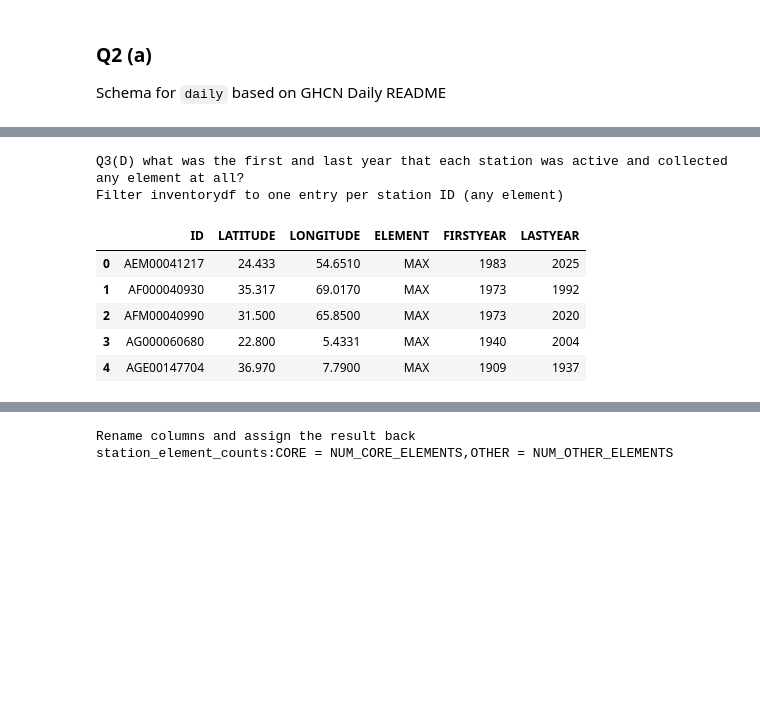
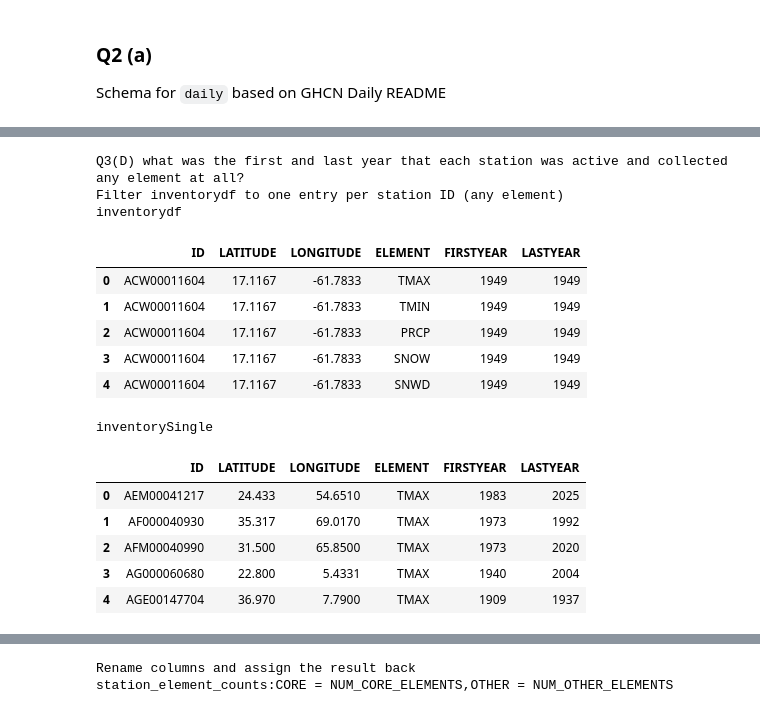
Before and after one commit to david-ewing-nz/ghcn-spark-analysis, a Jupyter notebook: notebooks/01_ghcn_processing.ipynb, the cells around one changed output, grey strips where cells are left out. Cells and saved outputs as stored; diff of their text form; code cells hidden in the pictures; blank space fills up the shorter version.

```diff
--- a/notebooks/01_ghcn_processing.ipynb
+++ b/notebooks/01_ghcn_processing.ipynb
@@ -262,14 +350,16 @@ pathInventory = f"{prefix}ghcnd-inventory.txt"
 rawInventory = spark.read.text(pathInventory)
 pqtInventory = f"{prefixWrite}enriched-inventory"
 dprintf(DEEBUG,pqtInventory)
-dhtmlf(DEEBUG,rawInventory.limit(5))
+dprintf(DEEBUG, rawInventory.show(5, truncate=False))
+
+
 
 dprintf(DEEBUG,"Parse columns by fixed positions")
 inventorydf = rawInventory.select(
     trim(substring("value", 1, 11)).alias("ID"),
     trim(substring("value", 13, 9)).cast("double").alias("LATITUDE"),
     trim(substring("value", 22, 10)).cast("double").alias("LONGITUDE"),
-    trim(substring("value", 33, 4)).alias("ELEMENT"),
+    trim(substring("value", 32, 4)).alias("ELEMENT"),
     trim(substring("value", 37, 4)).cast("int").alias("FIRSTYEAR"),
     trim(substring("value", 42, 4)).cast("int").alias("LASTYEAR")
 )
@@ -450,19 +561,33 @@ Q3(C) stationStatedf - JOIN BY STATE_CLEAN
 # %%
 dprintf(1,"Q3(D) what was the first and last year that each station was active and collected any element at all?")
 
 # Keep only one row per station ID
 dprintf(DEEBUG, "Filter inventorydf to one entry per station ID (any element)")
+inventorydf
+
+dprintf(DEEBUG,"inventorydf")
+dhtmlf(DEEBUG, inventorydf.limit(5))
 inventorySingle = inventorydf.dropDuplicates(["ID"])
+
+dprintf(DEEBUG,"inventorySingle")
 dhtmlf(DEEBUG, inventorySingle.limit(5))
 # %% [output]
 Q3(D) what was the first and last year that each station was active and collected any element at all?
 Filter inventorydf to one entry per station ID (any element)
+inventorydf
 |  | ID | LATITUDE | LONGITUDE | ELEMENT | FIRSTYEAR | LASTYEAR |
-| 0 | AEM00041217 | 24.433 | 54.6510 | MAX | 1983 | 2025 |
-| 1 | AF000040930 | 35.317 | 69.0170 | MAX | 1973 | 1992 |
-| 2 | AFM00040990 | 31.500 | 65.8500 | MAX | 1973 | 2020 |
-| 3 | AG000060680 | 22.800 | 5.4331 | MAX | 1940 | 2004 |
-| 4 | AGE00147704 | 36.970 | 7.7900 | MAX | 1909 | 1937 |
+| 0 | ACW00011604 | 17.1167 | -61.7833 | TMAX | 1949 | 1949 |
+| 1 | ACW00011604 | 17.1167 | -61.7833 | TMIN | 1949 | 1949 |
+| 2 | ACW00011604 | 17.1167 | -61.7833 | PRCP | 1949 | 1949 |
+| 3 | ACW00011604 | 17.1167 | -61.7833 | SNOW | 1949 | 1949 |
+| 4 | ACW00011604 | 17.1167 | -61.7833 | SNWD | 1949 | 1949 |
+inventorySingle
+|  | ID | LATITUDE | LONGITUDE | ELEMENT | FIRSTYEAR | LASTYEAR |
+| 0 | AEM00041217 | 24.433 | 54.6510 | TMAX | 1983 | 2025 |
+| 1 | AF000040930 | 35.317 | 69.0170 | TMAX | 1973 | 1992 |
+| 2 | AFM00040990 | 31.500 | 65.8500 | TMAX | 1973 | 2020 |
+| 3 | AG000060680 | 22.800 | 5.4331 | TMAX | 1940 | 2004 |
+| 4 | AGE00147704 | 36.970 | 7.7900 | TMAX | 1909 | 1937 |
 # %%
 dprintf(1,"Q3(D) How many different elements has each station collected overall?")
 
```
Also changed, not shown: parts of 22 cells of this notebook.
